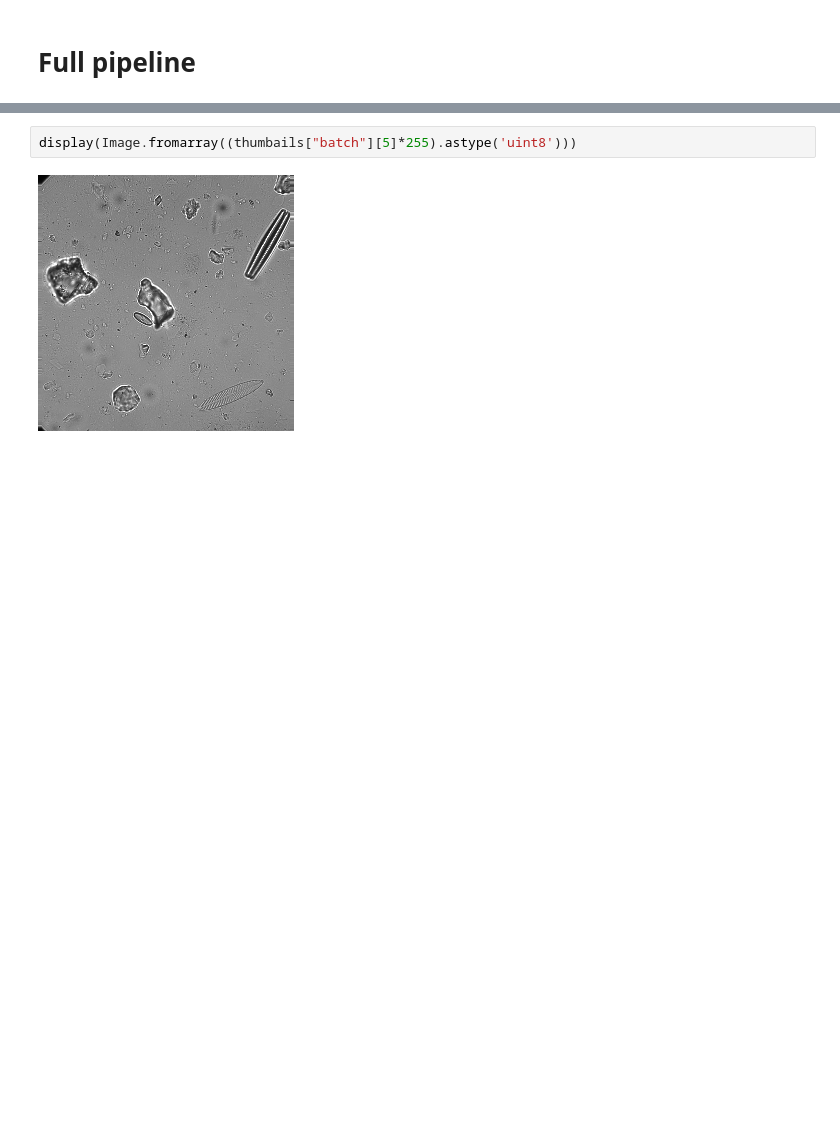
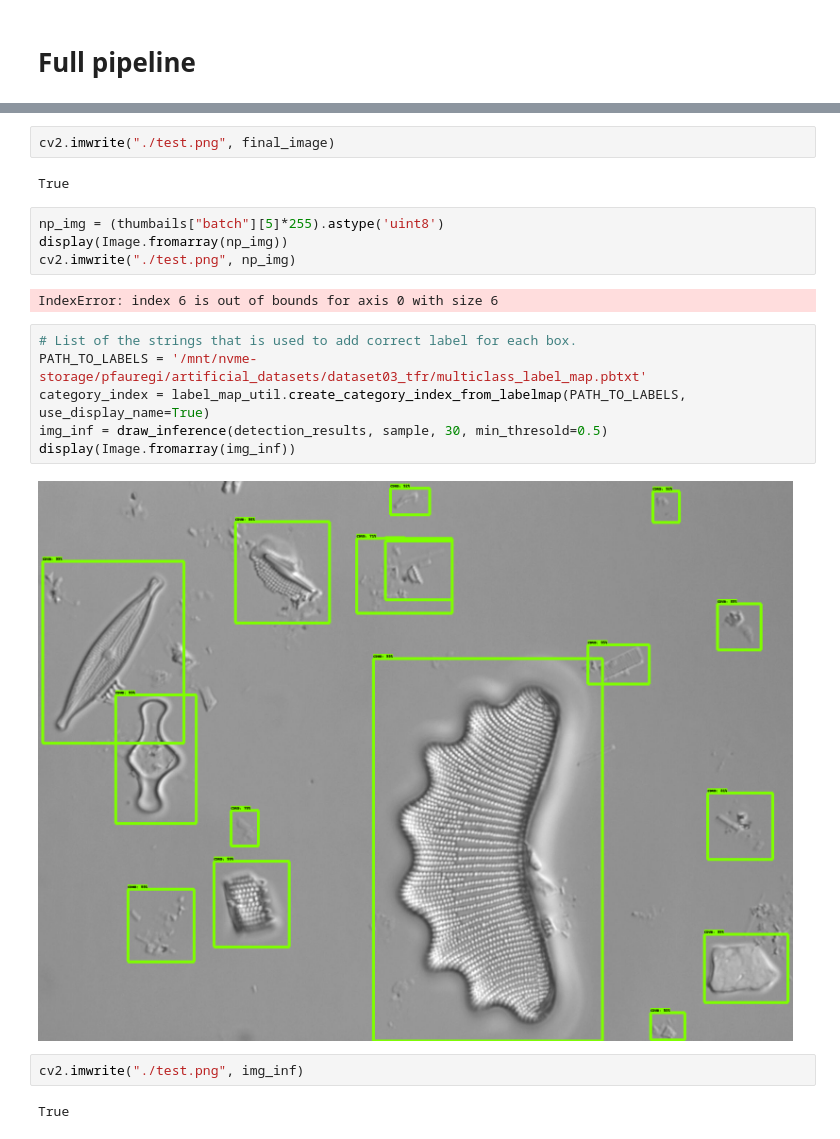
Before and after one commit to xuewengeophysics/Super-Diatom-Classifier, a Jupyter notebook: diatom_classification/global_pipeline/pipeline.ipynb, the cells around one changed output, grey strips where cells are left out. Cells and saved outputs as stored; diff of their text form; blank space fills up the shorter version.

```diff
--- a/diatom_classification/global_pipeline/pipeline.ipynb
+++ b/diatom_classification/global_pipeline/pipeline.ipynb
@@ -117,4 +117,22 @@ Detection processed in 5.96363639831543 s!
+# %%
+cv2.imwrite("./test.png", final_image)
+# %% [output]
+True
 # %%
-display(Image.fromarray((thumbails["batch"][5]*255).astype('uint8')))
+np_img = (thumbails["batch"][5]*255).astype('uint8')
+display(Image.fromarray(np_img))
+cv2.imwrite("./test.png", np_img)
 # %% [output]
-[figure, removed]
+IndexError: index 6 is out of bounds for axis 0 with size 6
+# %%
+# List of the strings that is used to add correct label for each box.
+PATH_TO_LABELS = '/mnt/nvme-storage/pfauregi/artificial_datasets/dataset03_tfr/multiclass_label_map.pbtxt'
+category_index = label_map_util.create_category_index_from_labelmap(PATH_TO_LABELS, use_display_name=True)
+img_inf = draw_inference(detection_results, sample, 30, min_thresold=0.5)
+display(Image.fromarray(img_inf))
+# %% [output]
+[figure, added]
+# %%
+cv2.imwrite("./test.png", img_inf)
+# %% [output]
+True
```
Also changed, not shown: parts of 3 cells of this notebook, 6 other files.
